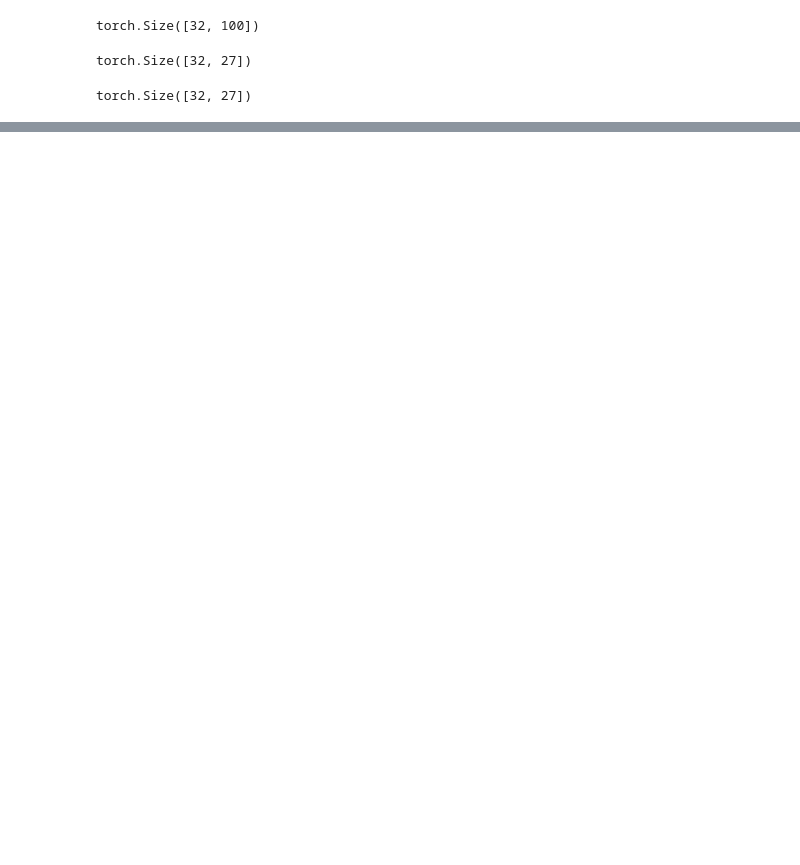
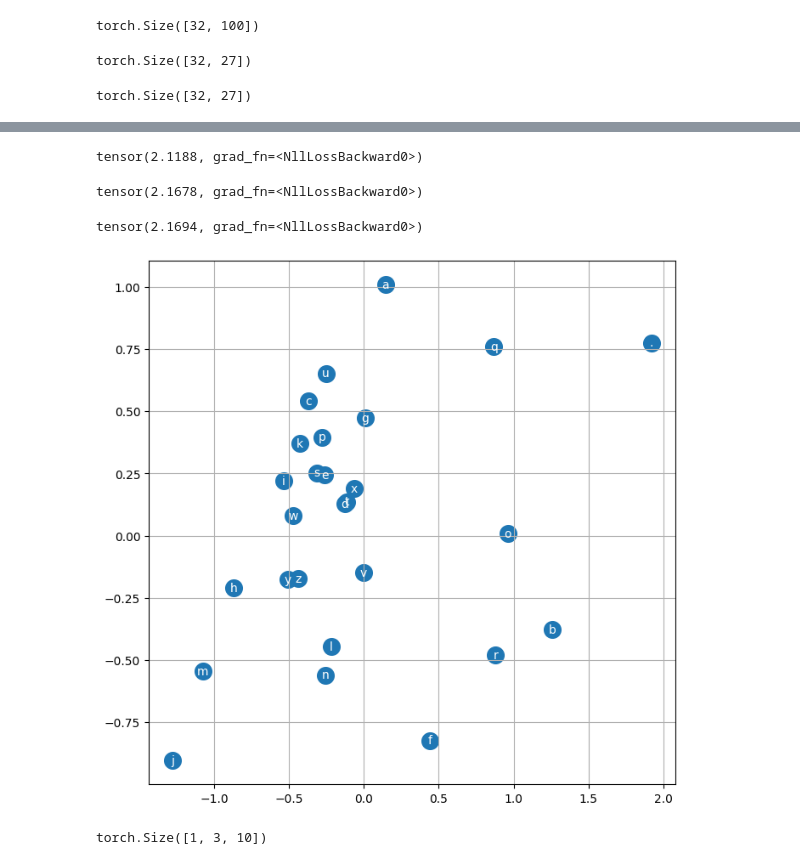
Before and after one commit to sukryucll/makemore2_copy, a Jupyter notebook: makemore_2.ipynb, the cells around one changed output, grey strips where cells are left out. Drawn from its saved outputs; the diff is of its cells as text; code cells hidden in the pictures; blank space fills up the shorter version.

```diff
--- a/makemore_2.ipynb
+++ b/makemore_2.ipynb
@@ -150,0 +199,36 @@ tensor(17.7697)
+# %%
+#training loss
+emb = C[Xtr] # (32, 3, 2)
+h = torch.tanh(emb.view(-1, 30) @ W1 + b1) # (32, 100)
+logits = h @ W2 + b2 # (32, 27)
+loss = F.cross_entropy(logits,Ytr)
+loss
+# %% [output]
+tensor(2.1188, grad_fn=<NllLossBackward0>)
+# %%
+#validation loss
+emb = C[Xdev] # (32, 3, 2)
+h = torch.tanh(emb.view(-1, 30) @ W1 + b1) # (32, 100)
+logits = h @ W2 + b2 # (32, 27)
+loss = F.cross_entropy(logits,Ydev)
+loss
+# %% [output]
+tensor(2.1678, grad_fn=<NllLossBackward0>)
+# %%
+# test loss
+emb = C[Xte] # (32, 3, 2)
+h = torch.tanh(emb.view(-1, 30) @ W1 + b1) # (32, 100)
+logits = h @ W2 + b2 # (32, 27)
+loss = F.cross_entropy(logits, Yte)
+loss
+# %% [output]
+tensor(2.1694, grad_fn=<NllLossBackward0>)
+# %%
+# visualize dimensions 0 and 1 of the embedding matrix C for all characters
+plt.figure(figsize=(8,8))
+plt.scatter(C[:,0].data, C[:,1].data, s=200)
+for i in range(C.shape[0]):
+    plt.text(C[i,0].item(), C[i,1].item(), itos[i], ha="center", va="center", color='white')
+plt.grid('minor')
+# %% [output]
+[figure, added]
@@ -150,0 +238,5 @@ tensor(17.7697)
+# %%
+context = [0] * block_size
+C[torch.tensor([context])].shape
+# %% [output]
+torch.Size([1, 3, 10])
```
Also changed, not shown: parts of 17 cells of this notebook.
